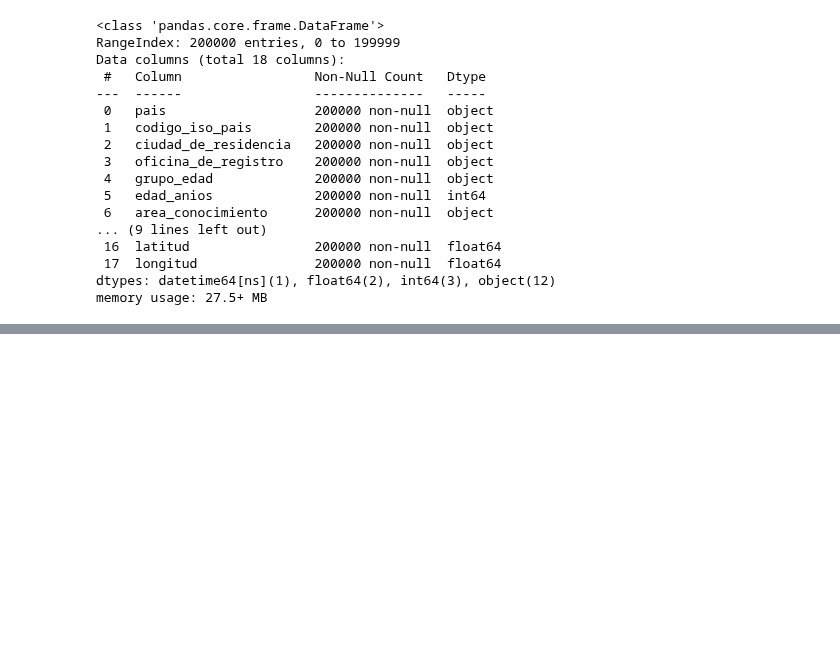
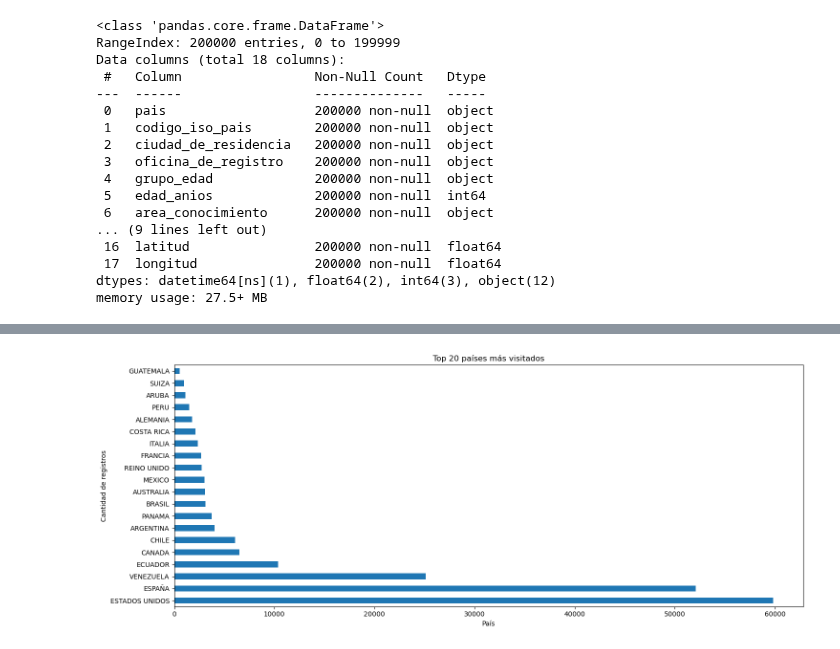
Before and after one commit to AlejandroSegura24/Colombians-migration-data-analysis, a Jupyter notebook: Notebooks/EDA colombians migration.ipynb, the cells around one changed output, grey strips where cells are left out. Drawn from its saved outputs; the diff is of its cells as text; code cells hidden in the pictures; blank space fills up the shorter version.

Commit message:
inicio del analisis univariado mostrando visualizaciones para mejor entendimiento

```diff
--- a/Notebooks/EDA colombians migration.ipynb
+++ b/Notebooks/EDA colombians migration.ipynb
@@ -202,0 +208,13 @@ Con esto, podremos empezar a **responder preguntas específicas** sobre la migra
+# %%
+top_20_paises = df_processing['pais'].value_counts().head(20)
+
+plt.figure(figsize=(15, 6))
+top_20_paises.plot(kind='barh')
+
+plt.title('Top 20 países más visitados')
+plt.xlabel('País')
+plt.ylabel('Cantidad de registros')
+plt.tight_layout()
+plt.show()
+# %% [output]
+[figure, added]
```
Also changed, not shown: parts of 7 cells of this notebook.
